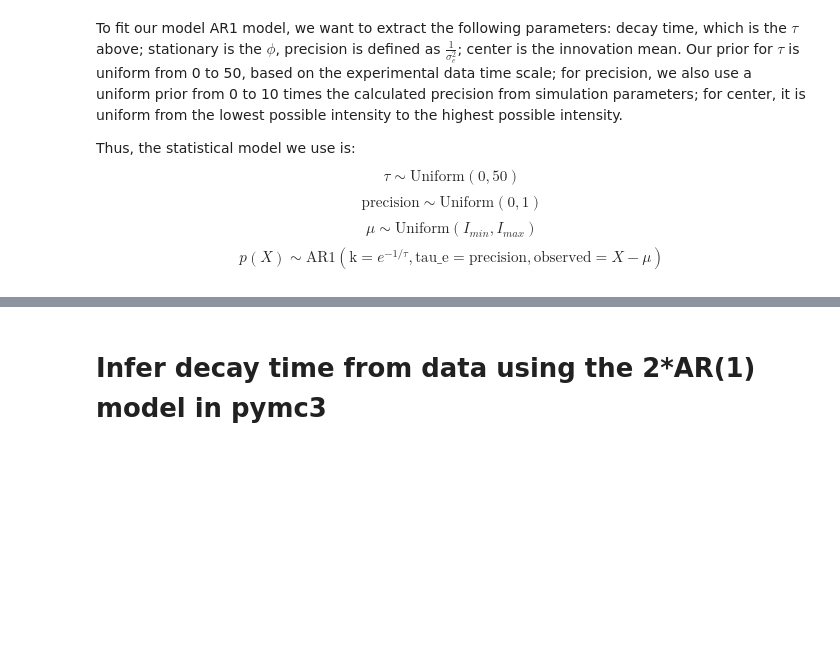
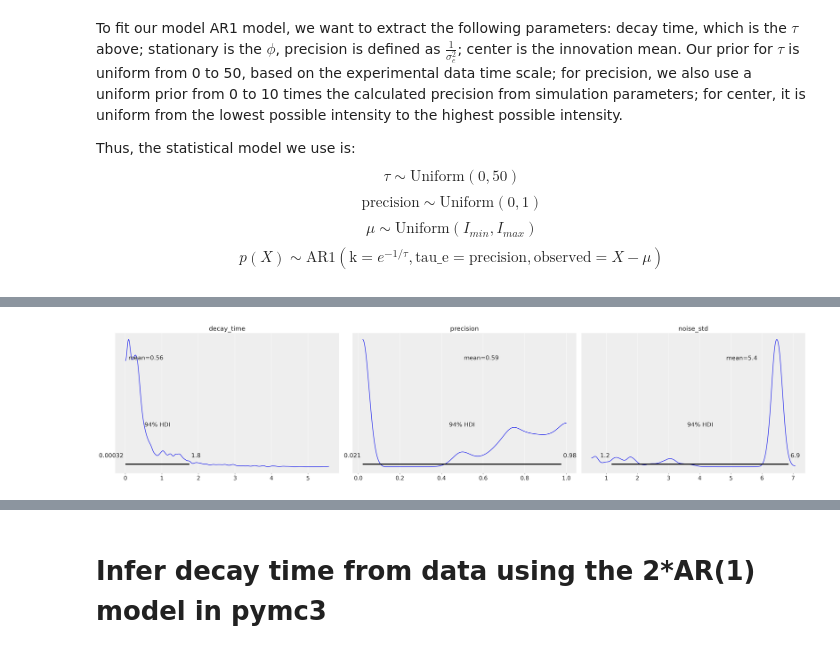
Before and after one commit to wwy-wwy-wwy/Biomolecular-Condensates, a Jupyter notebook: documentation_2h_rerun.ipynb, the cells around one changed output, grey strips where cells are left out. Saved outputs shown, nothing was run; the diff lists cells and outputs as text; code cells hidden in the pictures; blank space fills up the shorter version.

```diff
--- a/documentation_2h_rerun.ipynb
+++ b/documentation_2h_rerun.ipynb
@@ -114,5 +114,9 @@ There were 16 divergences after tuning. Increase `target_accept` or reparameteri
 The rhat statistic is larger than 1.4 for some parameters. The sampler did not converge.
 The estimated number of effective samples is smaller than 200 for some parameters.
+# %%
+plot_posterior(trace_single_model)
+# %% [output]
+[figure, added]
 # %%
 plot_trace(trace_single_model)
 # %% [output]
```
Also changed, not shown: parts of 5 cells of this notebook, 1 other file.
